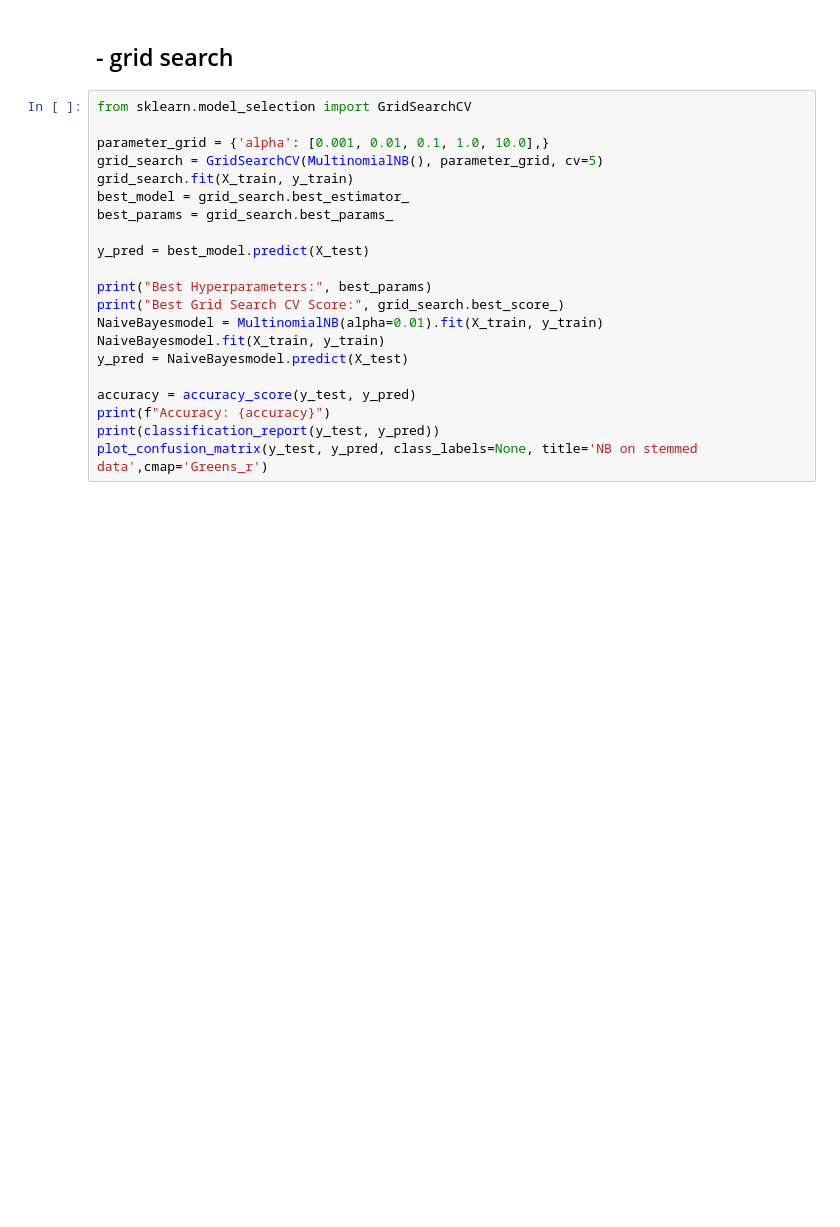
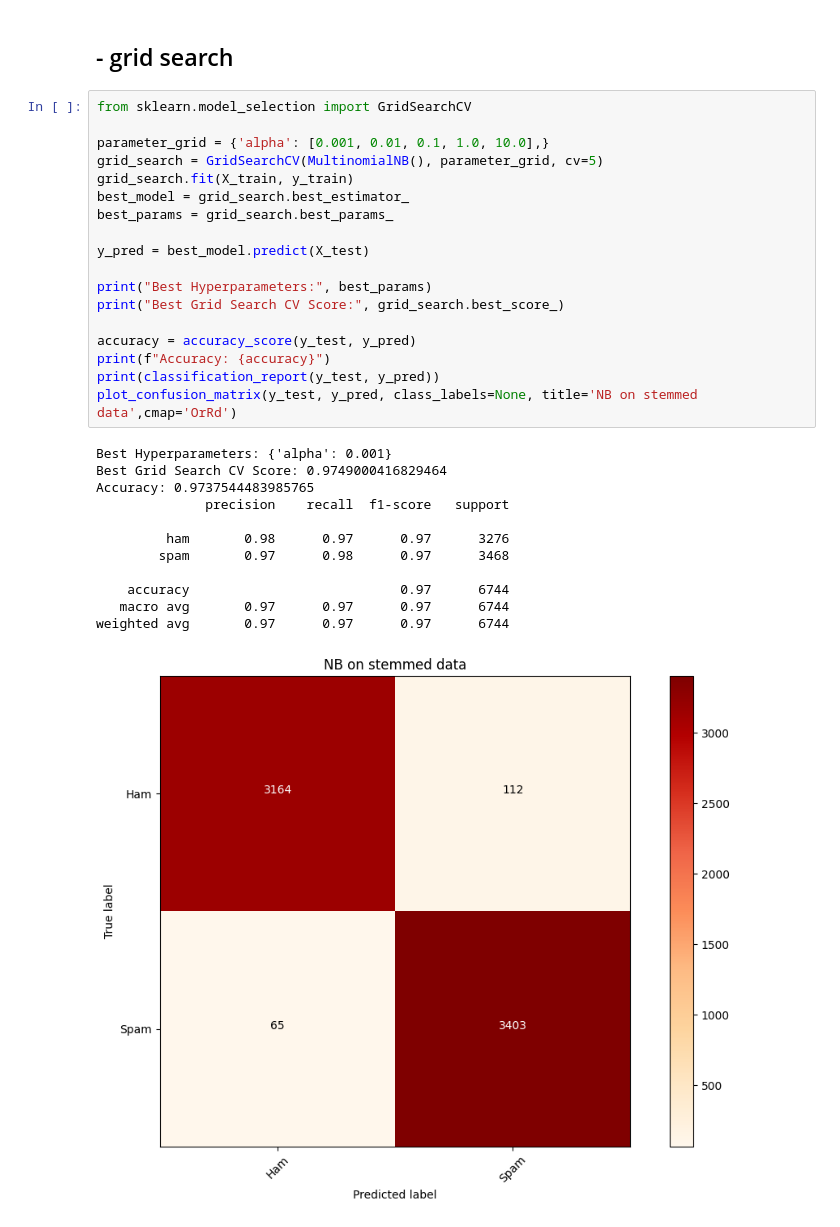
Before and after one commit to nnethaji/ds-proj-1, a Jupyter notebook: project_randomtrees_copy.ipynb, the cells around one changed output. Cells and saved outputs as stored; diff of their text form; blank space fills up the shorter version.

Commit message:
grid search and cross validation

```diff
--- a/project_randomtrees_copy.ipynb
+++ b/project_randomtrees_copy.ipynb
@@ -457,22 +531,32 @@ Naive Bayes performs better on punctuation, numerical removed UNSTEMMED data tha
 # %%
 from sklearn.model_selection import GridSearchCV
 
 parameter_grid = {'alpha': [0.001, 0.01, 0.1, 1.0, 10.0],}
 grid_search = GridSearchCV(MultinomialNB(), parameter_grid, cv=5)
 grid_search.fit(X_train, y_train)
 best_model = grid_search.best_estimator_
 best_params = grid_search.best_params_
 
 y_pred = best_model.predict(X_test)
 
 print("Best Hyperparameters:", best_params)
 print("Best Grid Search CV Score:", grid_search.best_score_)
-NaiveBayesmodel = MultinomialNB(alpha=0.01).fit(X_train, y_train)
-NaiveBayesmodel.fit(X_train, y_train)
-y_pred = NaiveBayesmodel.predict(X_test)
 
 accuracy = accuracy_score(y_test, y_pred)
 print(f"Accuracy: {accuracy}")
 print(classification_report(y_test, y_pred))
-plot_confusion_matrix(y_test, y_pred, class_labels=None, title='NB on stemmed data',cmap='Greens_r')
+plot_confusion_matrix(y_test, y_pred, class_labels=None, title='NB on stemmed data',cmap='OrRd')
+# %% [output]
+Best Hyperparameters: {'alpha': 0.001}
+Best Grid Search CV Score: 0.9749000416829464
+Accuracy: 0.9737544483985765
+              precision    recall  f1-score   support
+
+         ham       0.98      0.97      0.97      3276
+        spam       0.97      0.98      0.97      3468
+
+    accuracy                           0.97      6744
+   macro avg       0.97      0.97      0.97      6744
+weighted avg       0.97      0.97      0.97      6744
+[figure, added]
 # %% [markdown]
```
Also changed, not shown: parts of 15 cells of this notebook.
